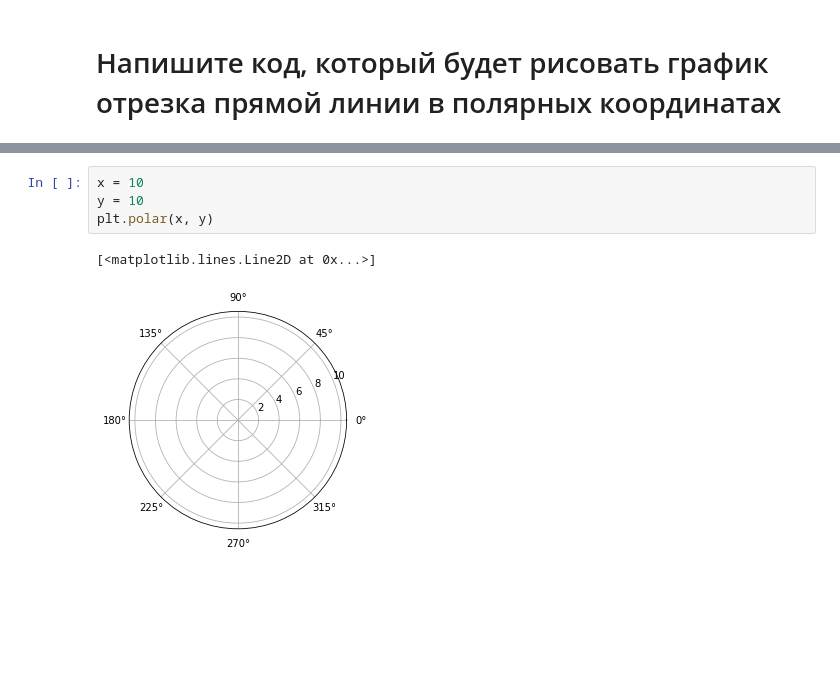
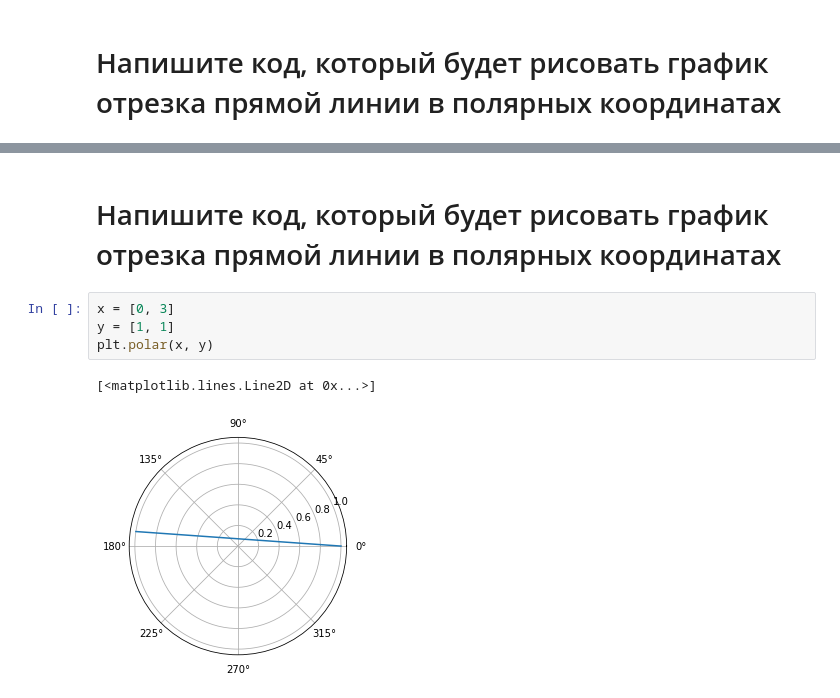
Before and after one commit to Nafanjia/Elementary_algebra, a Jupyter notebook: Lesson3.ipynb, the cells around one changed output, grey strips where cells are left out. Cells and saved outputs as stored; diff of their text form; blank space fills up the shorter version.

```diff
--- a/Lesson3.ipynb
+++ b/Lesson3.ipynb
@@ -192,7 +212,9 @@ plt.plot(x, 1 *np.cos(x - 0) + 20)
+# %% [markdown]
+# Напишите код, который будет рисовать график отрезка прямой линии в полярных координатах
 # %%
-x = 10
-y = 10
+x = [0, 3]
+y = [1, 1]
 plt.polar(x, y)
 # %% [output]
 [<matplotlib.lines.Line2D at 0x...>]
-[figure, old version]
+[figure, new version]
```
Also changed, not shown: parts of 17 cells of this notebook.
